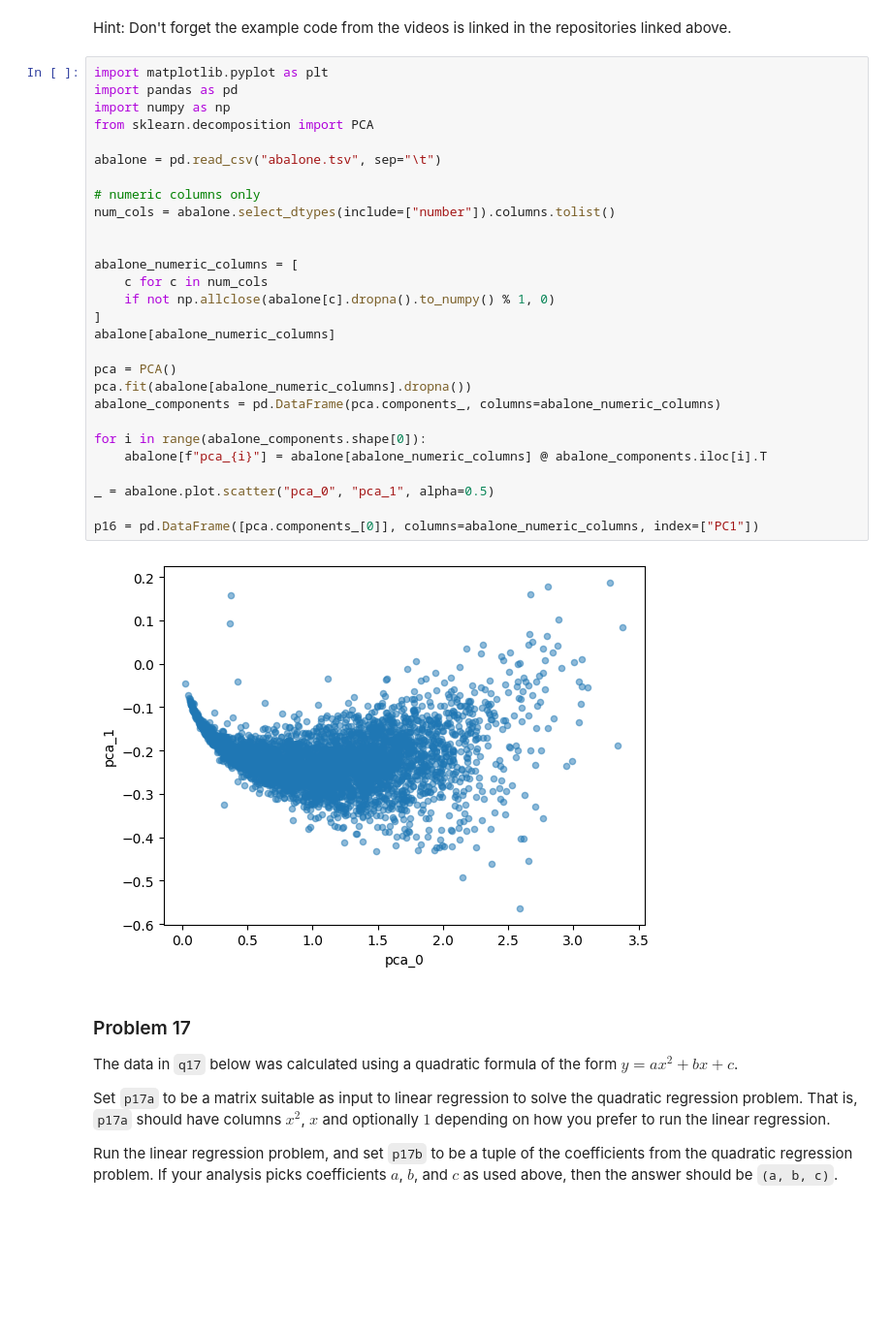
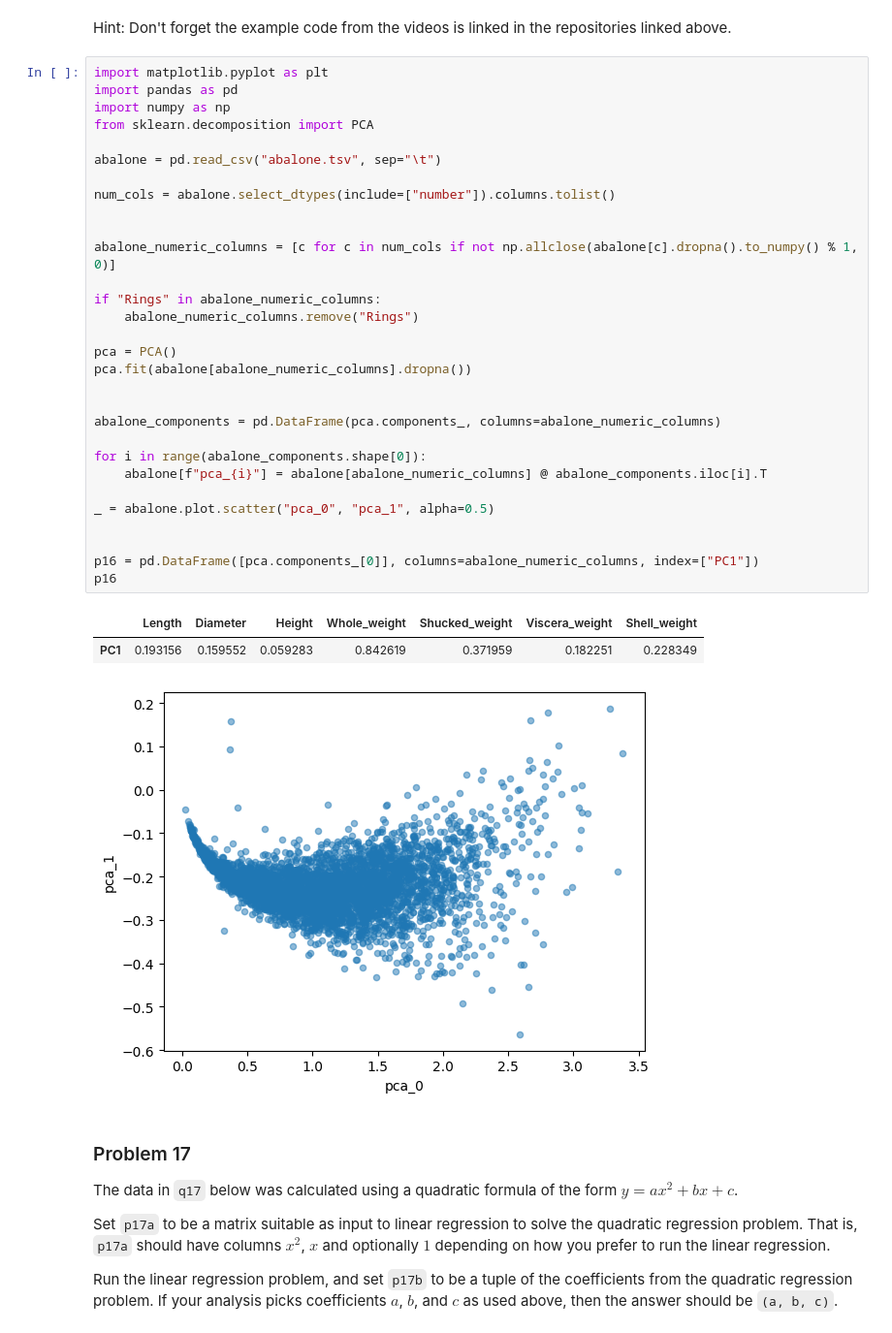
Before and after one commit to dho053-bu/dx601-homework-08, a Jupyter notebook: homework.ipynb, the cells around one changed output. Shown: that part at 97% size. Drawn from its saved outputs; the diff is of its cells as text; blank space fills up the shorter version.

```diff
--- a/homework.ipynb
+++ b/homework.ipynb
@@ -351,32 +351,36 @@ Hint: Don't forget the example code from the videos is linked in the repositorie
 # %%
 import matplotlib.pyplot as plt
 import pandas as pd
 import numpy as np
 from sklearn.decomposition import PCA
 
 abalone = pd.read_csv("abalone.tsv", sep="\t")
 
-# numeric columns only
 num_cols = abalone.select_dtypes(include=["number"]).columns.tolist()
 
 
-abalone_numeric_columns = [
-    c for c in num_cols
-    if not np.allclose(abalone[c].dropna().to_numpy() % 1, 0)
-]
-abalone[abalone_numeric_columns]
+abalone_numeric_columns = [c for c in num_cols if not np.allclose(abalone[c].dropna().to_numpy() % 1, 0)]
+
+if "Rings" in abalone_numeric_columns:
+    abalone_numeric_columns.remove("Rings")
 
 pca = PCA()
 pca.fit(abalone[abalone_numeric_columns].dropna())
+
+
 abalone_components = pd.DataFrame(pca.components_, columns=abalone_numeric_columns)
 
 for i in range(abalone_components.shape[0]):
     abalone[f"pca_{i}"] = abalone[abalone_numeric_columns] @ abalone_components.iloc[i].T
 
 _ = abalone.plot.scatter("pca_0", "pca_1", alpha=0.5)
 
+
 p16 = pd.DataFrame([pca.components_[0]], columns=abalone_numeric_columns, index=["PC1"])
+p16
 # %% [output]
+|  | Length | Diameter | Height | Whole_weight | Shucked_weight | Viscera_weight | Shell_weight |
+| PC1 | 0.193156 | 0.159552 | 0.059283 | 0.842619 | 0.371959 | 0.182251 | 0.228349 |
 [figure]
 # %% [markdown]
 ### Problem 17
```
Also changed, not shown: parts of 4 cells of this notebook.
